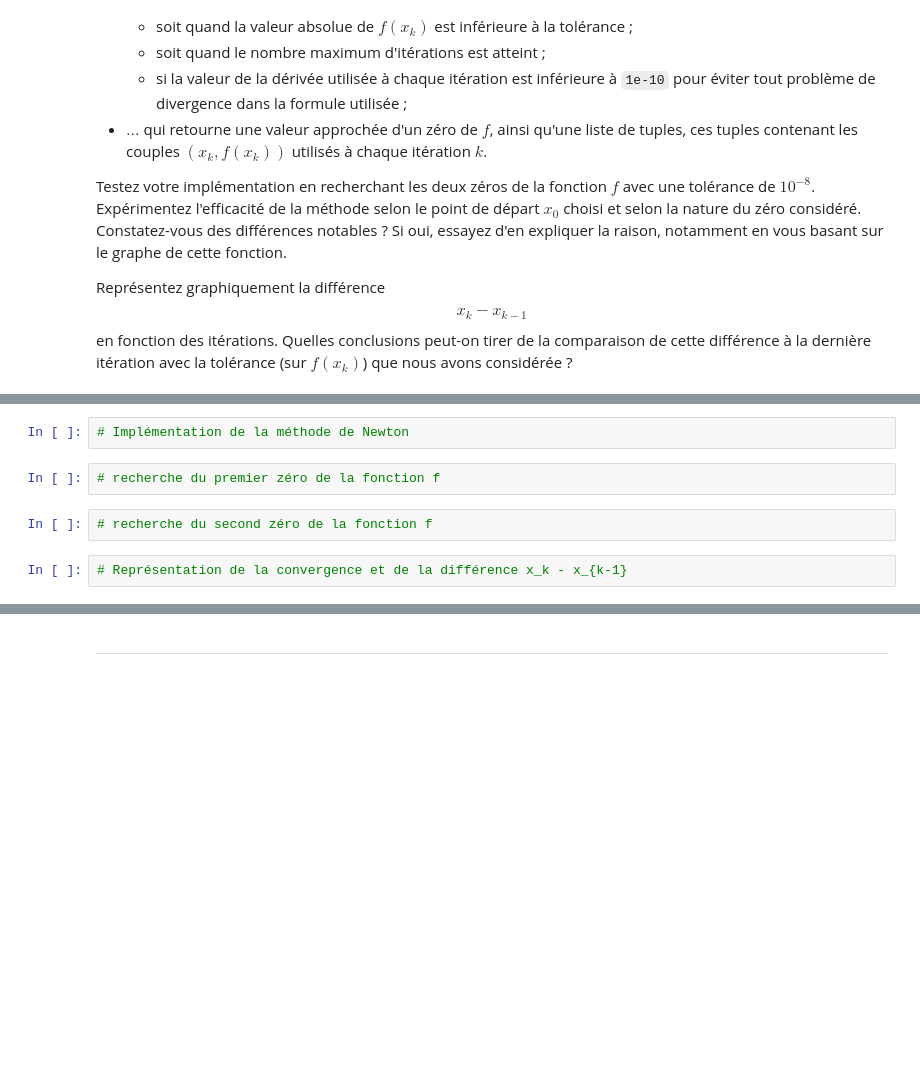
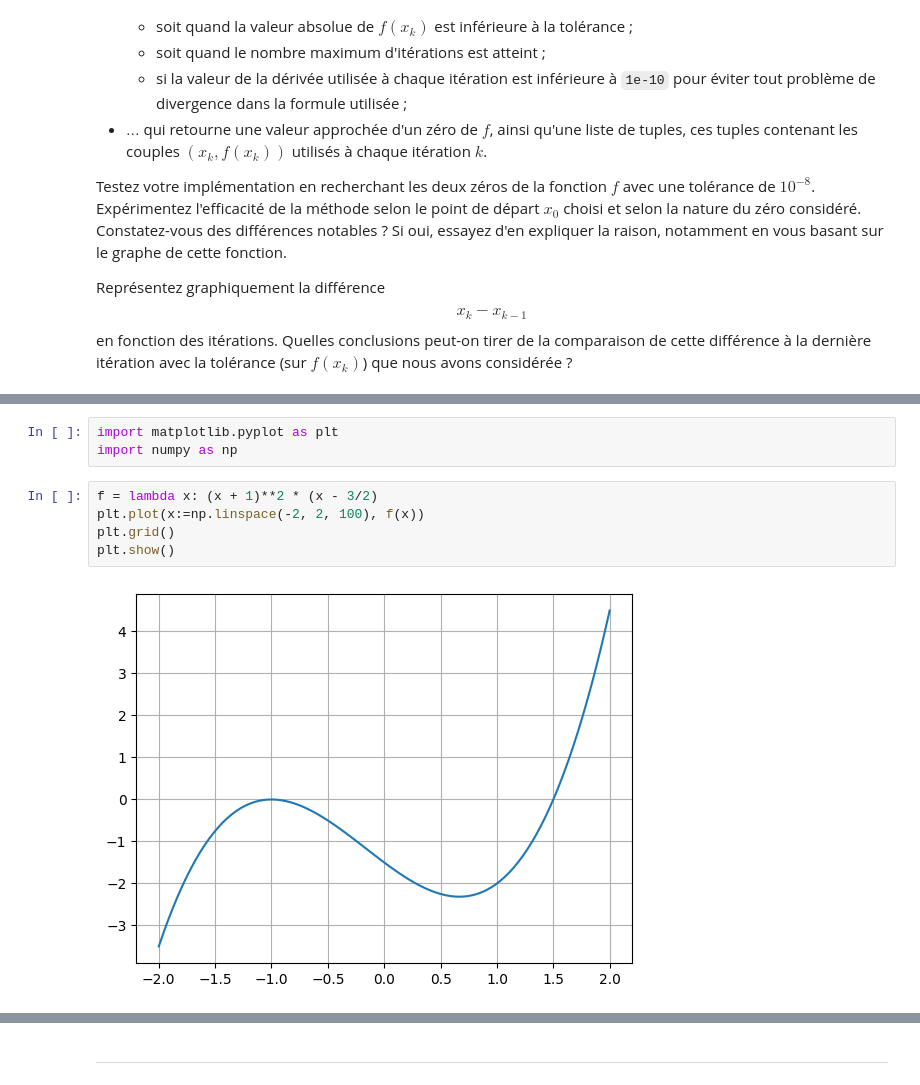
Before and after one commit to mightykatun/epfl-icc-man, a Jupyter notebook: Series/Serie_11/Serie_11.ipynb, the cells around one changed output, grey strips where cells are left out. Cells and saved outputs as stored; diff of their text form; blank space fills up the shorter version.

```diff
--- a/Series/Serie_11/Serie_11.ipynb
+++ b/Series/Serie_11/Serie_11.ipynb
@@ -37,8 +35,10 @@ en fonction des itérations. Quelles conclusions peut-on tirer de la comparaison
-# %%
-# Implémentation de la méthode de Newton
-# %%
-# recherche du premier zéro de la fonction f
-# %%
-# recherche du second zéro de la fonction f
-# %%
-# Représentation de la convergence et de la différence x_k - x_{k-1}
+# %%
+import matplotlib.pyplot as plt
+import numpy as np
+# %%
+f = lambda x: (x + 1)**2 * (x - 3/2)
+plt.plot(x:=np.linspace(-2, 2, 100), f(x))
+plt.grid()
+plt.show()
+# %% [output]
+[figure, added]
```
Also changed, not shown: parts of 3 cells of this notebook.
